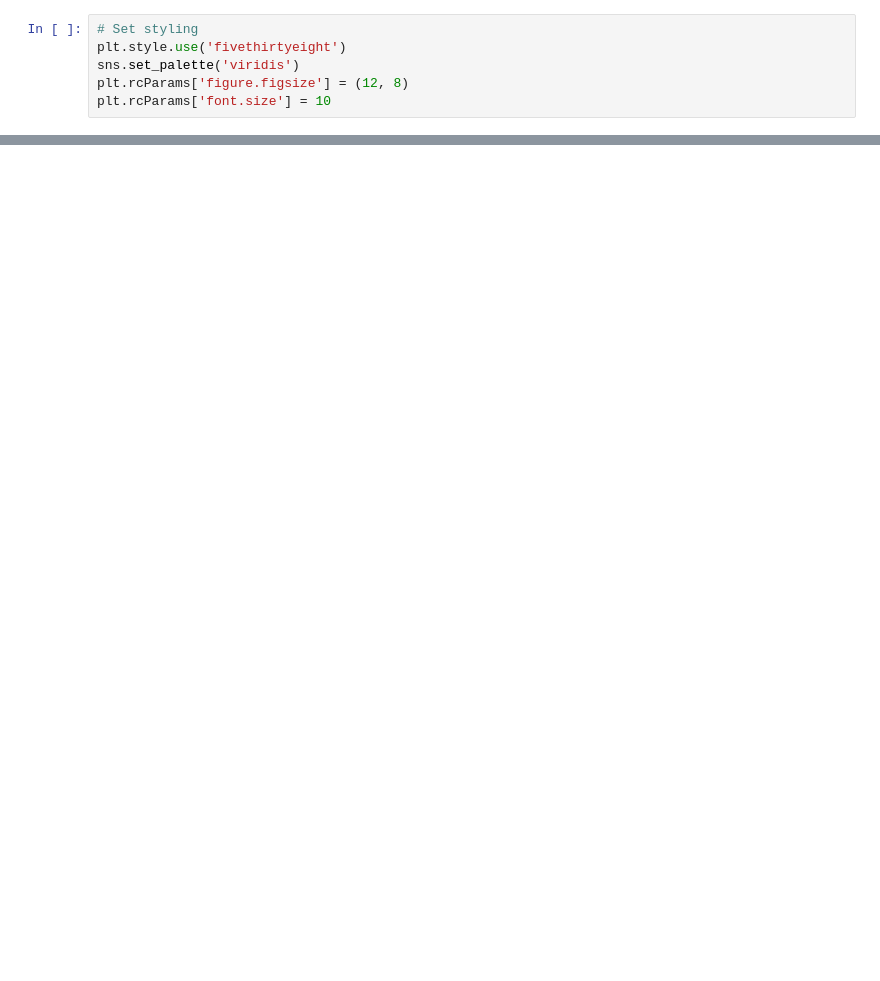
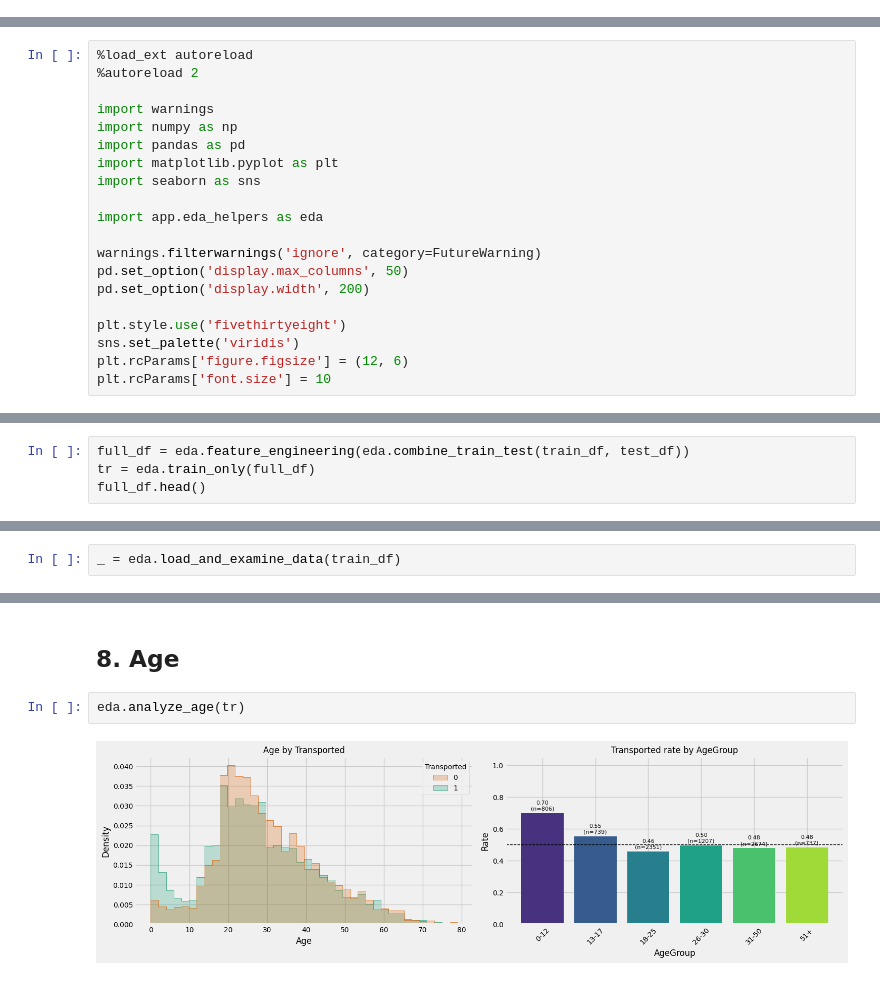
Before and after one commit to finianoneill/spaceship_titanic, a Jupyter notebook: eda.ipynb, the cells around one changed output, grey strips where cells are left out. Cells and saved outputs as stored; diff of their text form; blank space fills up the shorter version.

```diff
--- a/eda.ipynb
+++ b/eda.ipynb
@@ -17,6 +0,0 @@ from sklearn.preprocessing import LabelEncoder
-# %%
-# Set styling
-plt.style.use('fivethirtyeight')
-sns.set_palette('viridis')
-plt.rcParams['figure.figsize'] = (12, 8)
-plt.rcParams['font.size'] = 10
@@ -135,0 +25,20 @@ train_df_processed.head()
+# %%
+%load_ext autoreload
+%autoreload 2
+
+import warnings
+import numpy as np
+import pandas as pd
+import matplotlib.pyplot as plt
+import seaborn as sns
+
+import app.eda_helpers as eda
+
+warnings.filterwarnings('ignore', category=FutureWarning)
+pd.set_option('display.max_columns', 50)
+pd.set_option('display.width', 200)
+
+plt.style.use('fivethirtyeight')
+sns.set_palette('viridis')
+plt.rcParams['figure.figsize'] = (12, 6)
+plt.rcParams['font.size'] = 10
@@ -135,0 +60,4 @@ train_df_processed.head()
+# %%
+full_df = eda.feature_engineering(eda.combine_train_test(train_df, test_df))
+tr = eda.train_only(full_df)
+full_df.head()
@@ -135,0 +73,2 @@ train_df_processed.head()
+# %%
+_ = eda.load_and_examine_data(train_df)
@@ -135,0 +212,6 @@ train_df_processed.head()
+# %% [markdown]
+## 8. Age
+# %%
+eda.analyze_age(tr)
+# %% [output]
+[figure, added]
```
Also changed, not shown: parts of 57 cells of this notebook, 1 other file.
